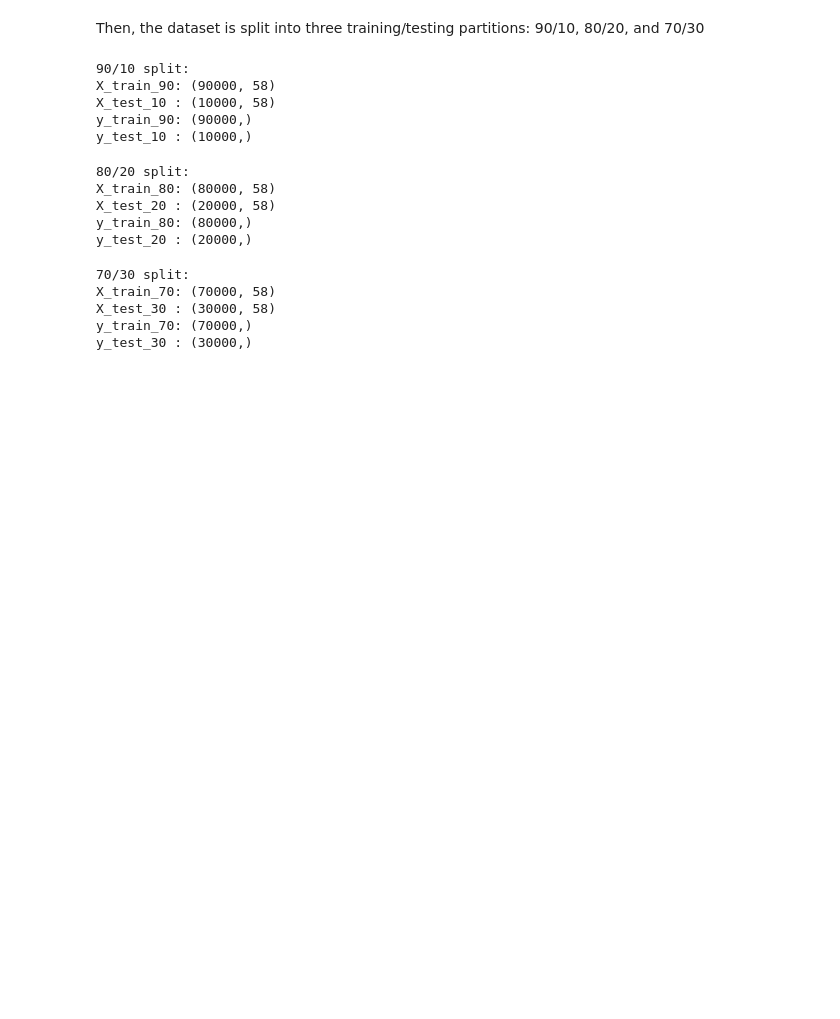
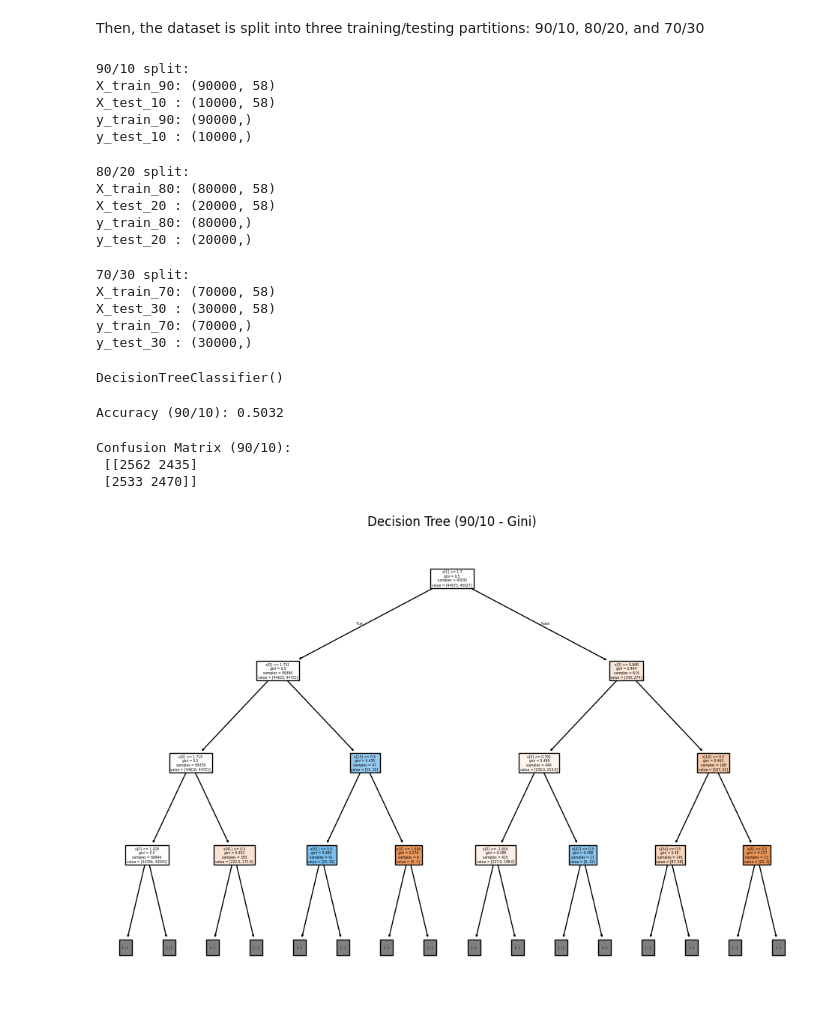
Before and after one commit to noor-gh06/Cybercrime-DataMining, a Jupyter notebook: phase3.ipynb, the cells around one changed output. Drawn from its saved outputs; the diff is of its cells as text; code cells hidden in the pictures; blank space fills up the shorter version.

```diff
--- a/phase3.ipynb
+++ b/phase3.ipynb
@@ -630,0 +644,7 @@ y_test_30 : (30000,)
+# %%
+#Model Training (90/10 Split)
+#Trains Decision Tree using Gini on 90/10 split
+model_90 = DecisionTreeClassifier(criterion='gini')
+model_90.fit(X_train_90, y_train_90)
+# %% [output]
+DecisionTreeClassifier()
@@ -630,0 +654,22 @@ y_test_30 : (30000,)
+# %%
+#Accuracy (90/10)
+acc_90 = accuracy_score(y_test_10, y_pred_90)
+print("Accuracy (90/10):", acc_90)
+# %% [output]
+Accuracy (90/10): 0.5032
+# %%
+#Confusion Matrix (90/10)
+cm_90 = confusion_matrix(y_test_10, y_pred_90)
+print("Confusion Matrix (90/10):\n", cm_90)
+# %% [output]
+Confusion Matrix (90/10):
+ [[2562 2435]
+ [2533 2470]]
+# %%
+#Decision Tree Visualization (90/10)
+plt.figure(figsize=(12,8))
+plot_tree(model_90, filled=True, max_depth=3)
+plt.title("Decision Tree (90/10 - Gini)")
+plt.show()
+# %% [output]
+[figure, added]
```
Also changed, not shown: parts of 12 cells of this notebook.
